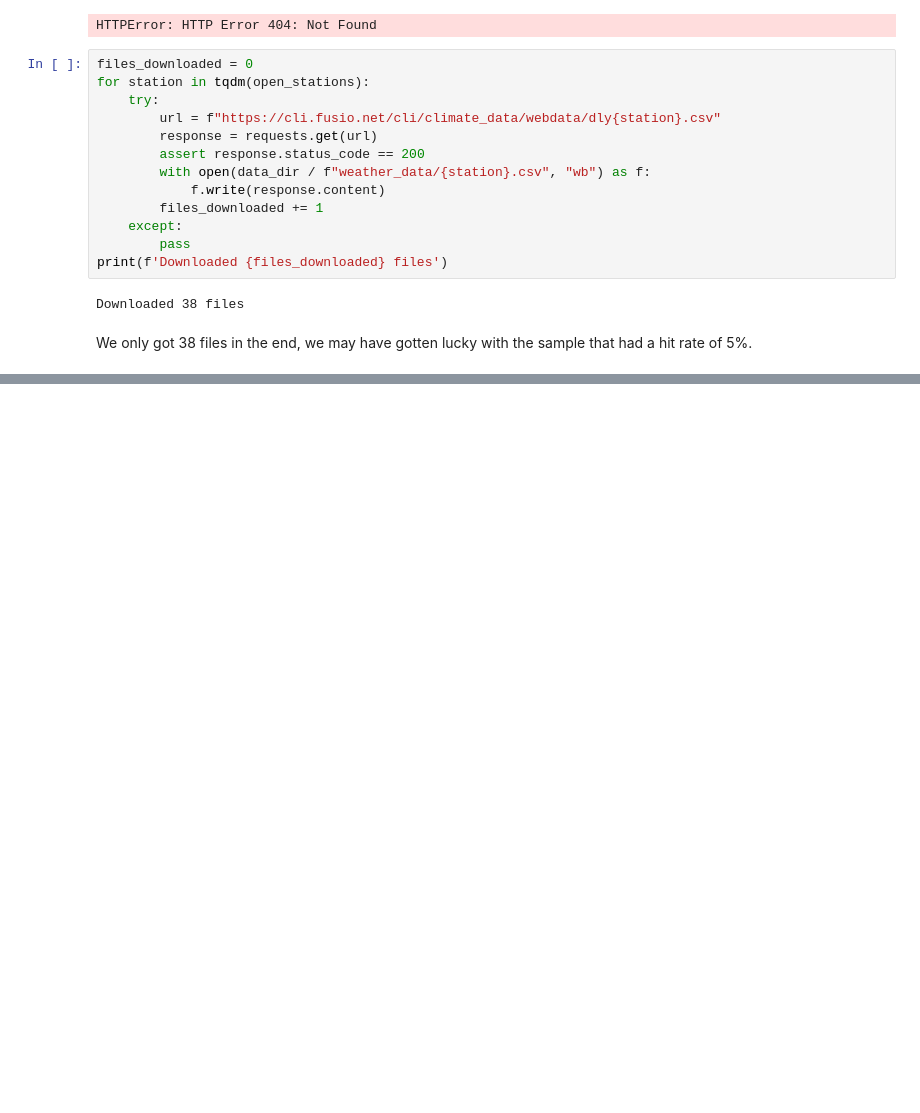
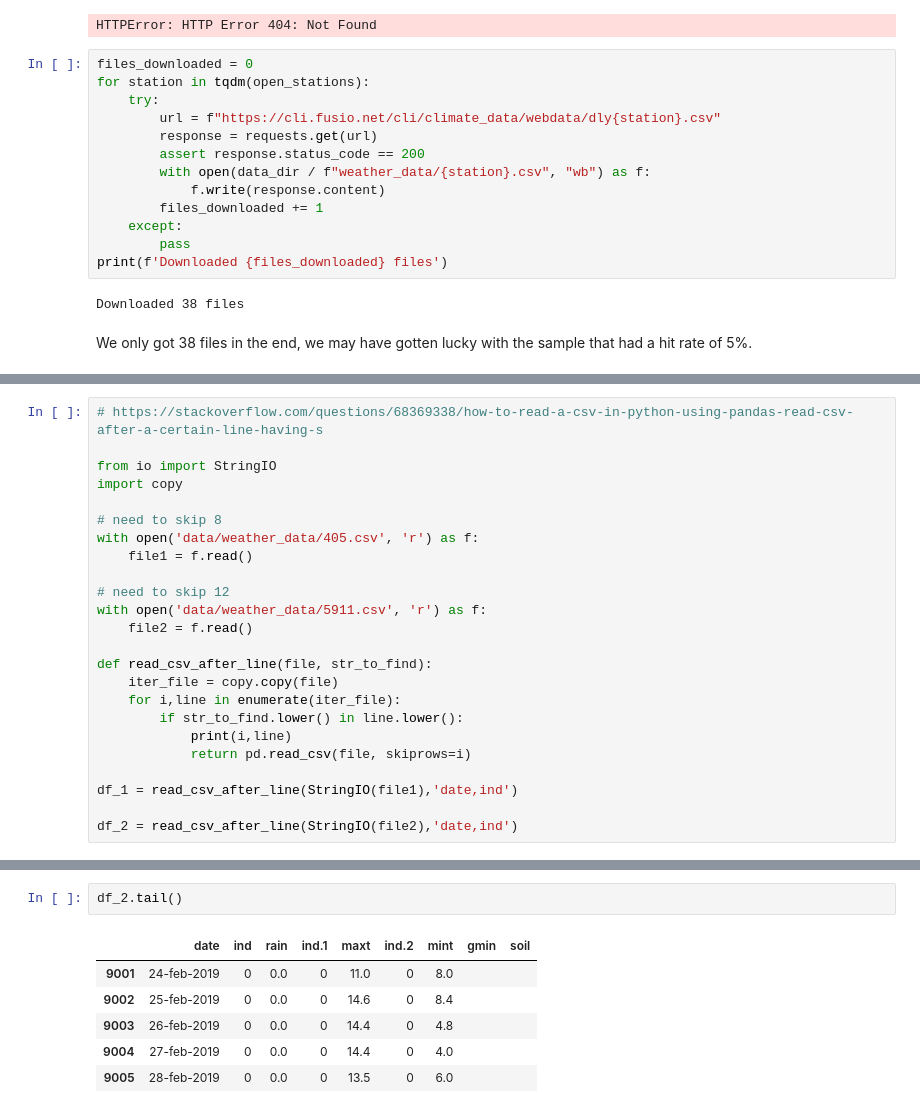
Before and after one commit to Cking313/programming_for_data_analytics, a Jupyter notebook: project/download_weather_data.ipynb, the cells around one changed output, grey strips where cells are left out. Drawn from its saved outputs; the diff is of its cells as text; blank space fills up the shorter version.

```diff
--- a/project/download_weather_data.ipynb
+++ b/project/download_weather_data.ipynb
@@ -170,0 +172,24 @@ We also need to keep track of the station id so
+# %%
+# https://stackoverflow.com/questions/68369338/how-to-read-a-csv-in-python-using-pandas-read-csv-after-a-certain-line-having-s
+
+from io import StringIO
+import copy
+
+# need to skip 8
+with open('data/weather_data/405.csv', 'r') as f:
+    file1 = f.read()
+
+# need to skip 12
+with open('data/weather_data/5911.csv', 'r') as f:
+    file2 = f.read()
+
+def read_csv_after_line(file, str_to_find):
+    iter_file = copy.copy(file)
+    for i,line in enumerate(iter_file):
+        if str_to_find.lower() in line.lower():
+            print(i,line)
+            return pd.read_csv(file, skiprows=i)
+
+df_1 = read_csv_after_line(StringIO(file1),'date,ind')
+
+df_2 = read_csv_after_line(StringIO(file2),'date,ind')
@@ -170,0 +209,9 @@ We also need to keep track of the station id so
+# %%
+df_2.tail()
+# %% [output]
+|  | date | ind | rain | ind.1 | maxt | ind.2 | mint | gmin | soil |
+| 9001 | 24-feb-2019 | 0 | 0.0 | 0 | 11.0 | 0 | 8.0 |  |  |
+| 9002 | 25-feb-2019 | 0 | 0.0 | 0 | 14.6 | 0 | 8.4 |  |  |
+| 9003 | 26-feb-2019 | 0 | 0.0 | 0 | 14.4 | 0 | 4.8 |  |  |
+| 9004 | 27-feb-2019 | 0 | 0.0 | 0 | 14.4 | 0 | 4.0 |  |  |
+| 9005 | 28-feb-2019 | 0 | 0.0 | 0 | 13.5 | 0 | 6.0 |  |  |
```
Also changed, not shown: parts of 24 cells of this notebook.
